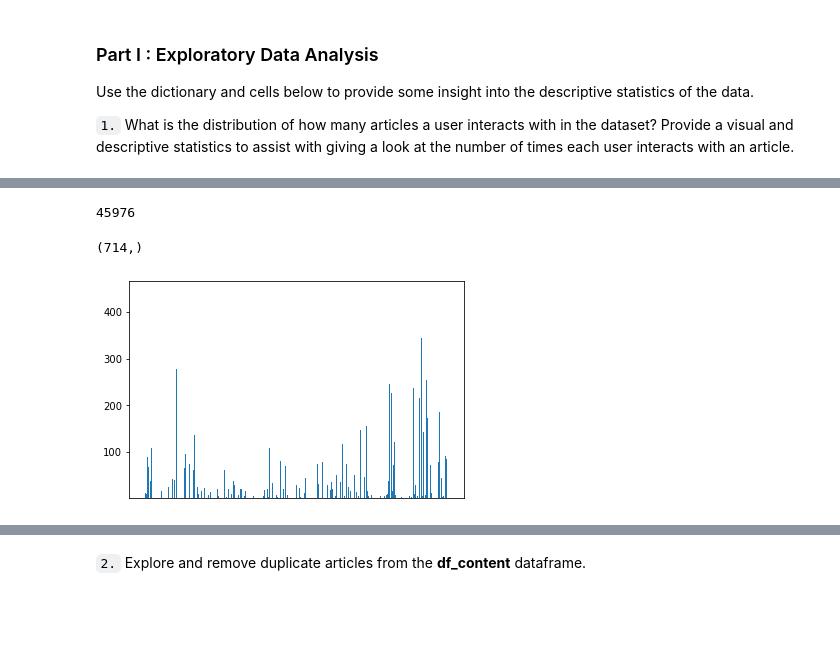
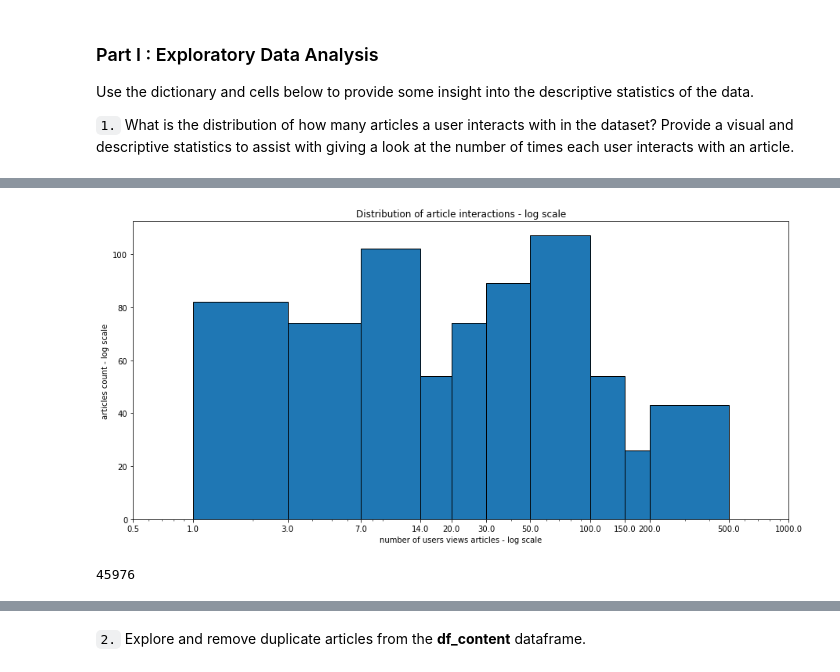
Before and after one commit to olghab/dataScienceProject3, a Jupyter notebook: Recommendations_with_IBM.ipynb, the cells around one changed output, grey strips where cells are left out. Drawn from its saved outputs; the diff is of its cells as text; code cells hidden in the pictures; blank space fills up the shorter version.

```diff
--- a/Recommendations_with_IBM.ipynb
+++ b/Recommendations_with_IBM.ipynb
@@ -60,0 +83,14 @@ Use the dictionary and cells below to provide some insight into the descriptive
+# %%
+hist_bins = [0,1,3,7,14,20,30,50,100,150,200,500]
+hist_ticks = np.array([0.5, 1,3,7,14,20,30,50,100,150,200,500,1000])
+plt.figure(figsize=(15,7))
+plt.hist(df[['email','article_id']].groupby(['article_id']).count()['email'],bins=hist_bins,histtype='bar',ec='black')
+plt.yscale('linear')
+plt.xscale('log')
+plt.xticks(hist_ticks,hist_ticks.astype(str))
+plt.title('Distribution of article interactions - log scale')
+plt.xlabel('number of users views articles - log scale')
+plt.ylabel('articles count - log scale')
+plt.show()
+# %% [output]
+[figure, added]
@@ -79,19 +110,3 @@ df = df.dropna()
 df.shape[0] # 45976
 # %% [output]
 45976
-# %%
-# how many users reads each article
-users_per_each_article = df.groupby(['article_id'])['email'].nunique().sort_values()
-users_per_each_article.mean() # 47.15546218487395
-max_value = users_per_each_article.max() # 467
-min_value = users_per_each_article.min() # 1
-users_per_each_article.median() # 21.5
-
-plt.bar(x = users_per_each_article.index, height = users_per_each_article.values)
-ax1 = plt.axes()
-ax1.set_ylim([min_value, max_value])
-x_axis = ax1.axes.get_xaxis()
-x_axis.set_visible(False)
-# %% [output]
-(714,)
-[figure, removed]
```
Also changed, not shown: parts of 17 cells of this notebook.
